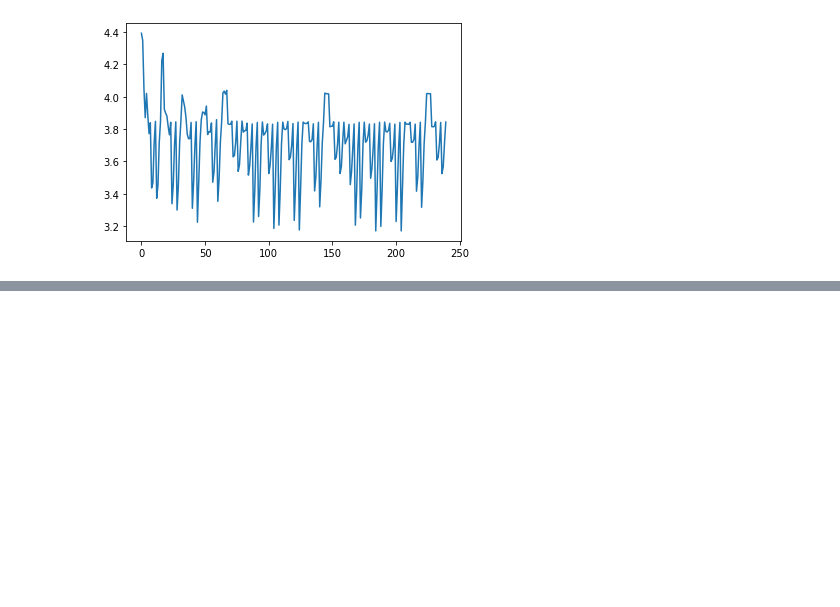
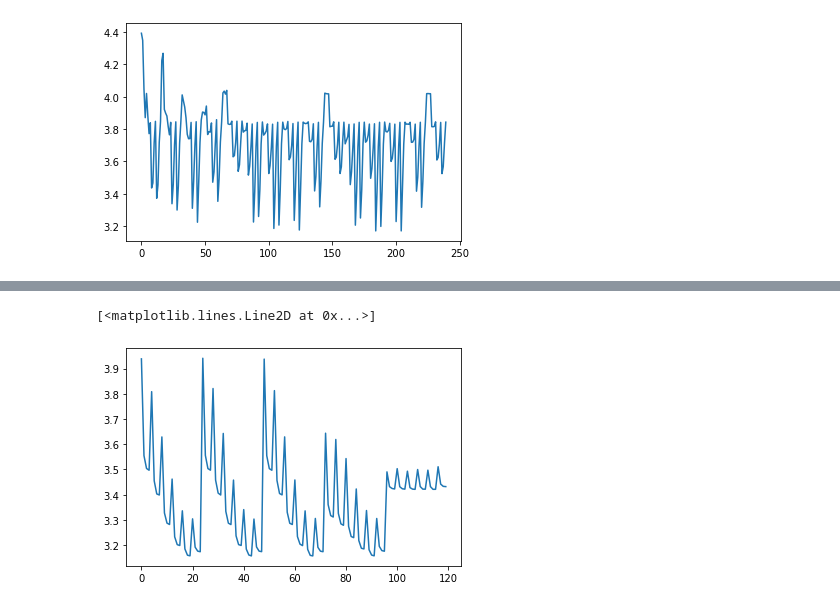
Before and after one commit to stefanhuber1510/marbleProject, a Jupyter notebook: scoring/thirdScoringTest.ipynb, the cells around one changed output, grey strips where cells are left out. Saved outputs shown, nothing was run; the diff lists cells and outputs as text; code cells hidden in the pictures; blank space fills up the shorter version.

```diff
--- a/scoring/thirdScoringTest.ipynb
+++ b/scoring/thirdScoringTest.ipynb
@@ -515,0 +573,5 @@ plt.plot(np.array(scoresTrain).flatten())
+# %%
+plt.plot(predTrain.flatten())
+# %% [output]
+[<matplotlib.lines.Line2D at 0x...>]
+[figure, added]
```
Also changed, not shown: parts of 28 cells of this notebook.
